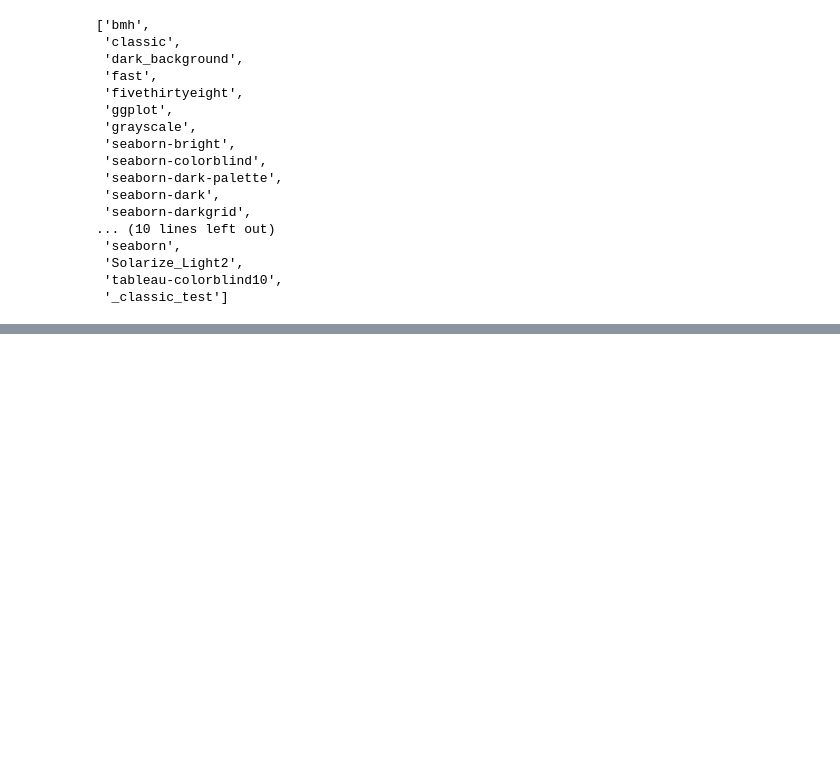
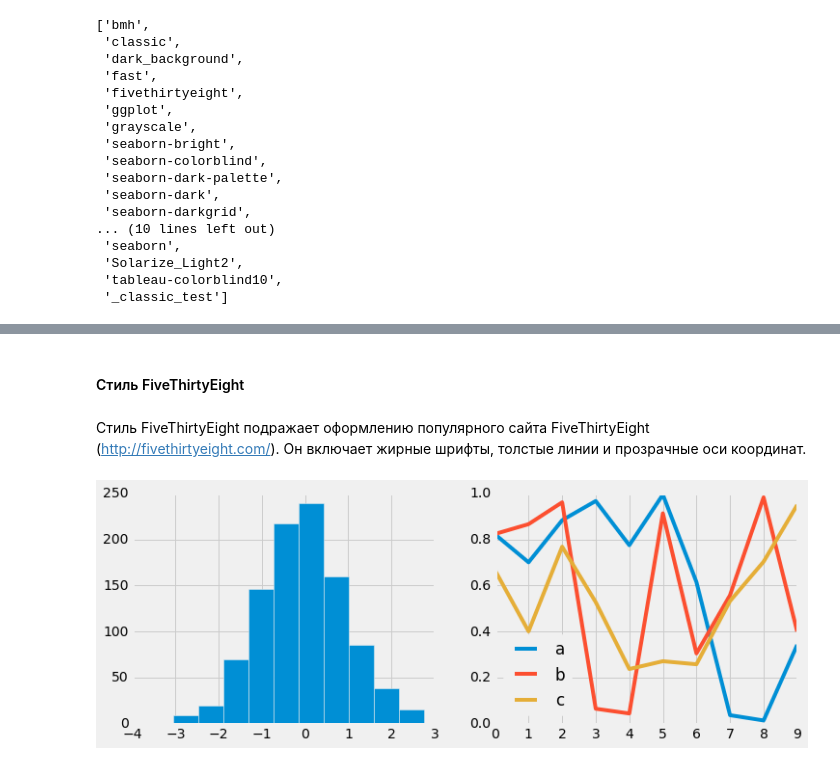
Before and after one commit to rusantsovsv/matplotlib_tr, a Jupyter notebook: 12.Matplotlib_rc_stylesheets.ipynb, the cells around one changed output, grey strips where cells are left out. Cells and saved outputs as stored; diff of their text form; code cells hidden in the pictures; blank space fills up the shorter version.

```diff
--- a/12.Matplotlib_rc_stylesheets.ipynb
+++ b/12.Matplotlib_rc_stylesheets.ipynb
@@ -112,0 +154,9 @@ plt.style.available
+# %% [markdown]
+#### Стиль FiveThirtyEight
+# %% [markdown]
+Стиль FiveThirtyEight подражает оформлению популярного сайта FiveThirtyEight (http://fivethirtyeight.com/). Он включает жирные шрифты, толстые линии и прозрачные оси координат.
+# %%
+with plt.style.context('fivethirtyeight'):
+    hist_and_lines()
+# %% [output]
+[figure, added]
```
Also changed, not shown: parts of 31 cells of this notebook, 2 other files.
